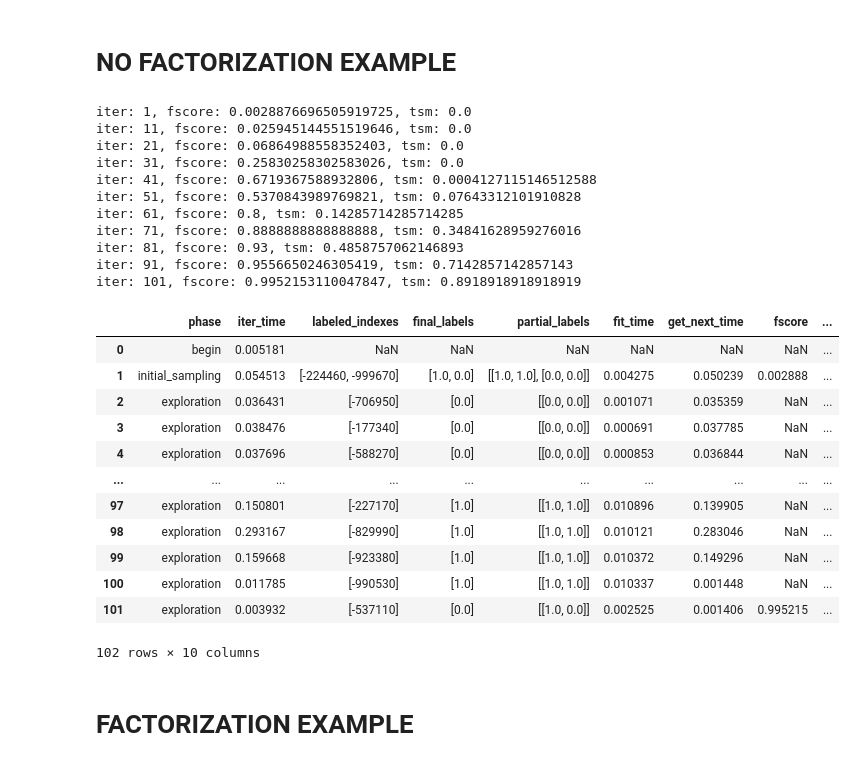
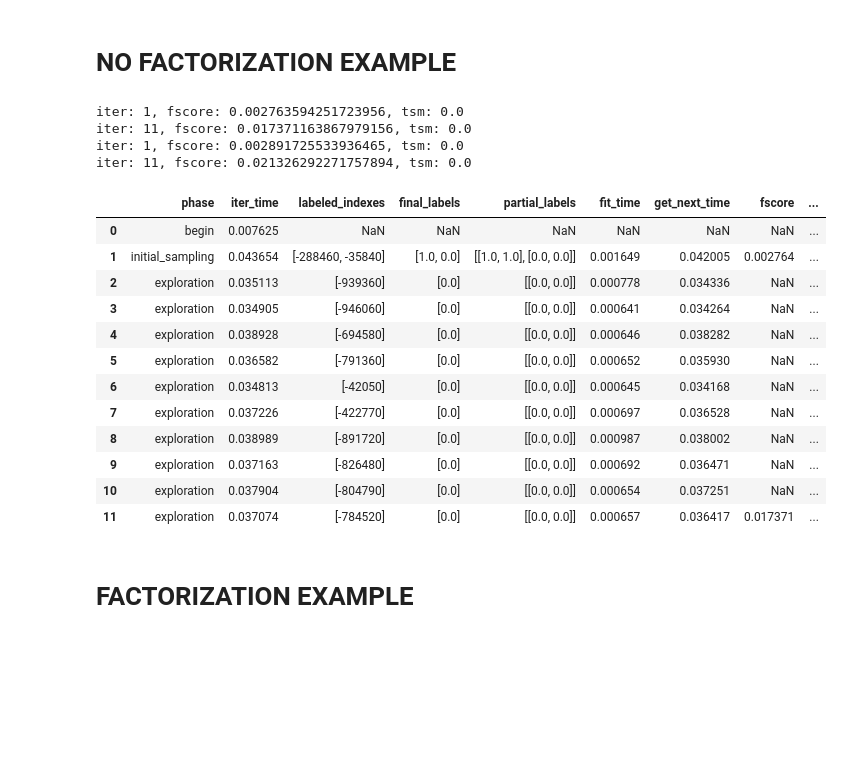
Before and after one commit to AIDEmeProject/PythonMiddleware, a Jupyter notebook: example.ipynb, the cells around one changed output. Drawn from its saved outputs; the diff is of its cells as text; code cells hidden in the pictures; blank space fills up the shorter version.

```diff
--- a/example.ipynb
+++ b/example.ipynb
@@ -49,64 +49,58 @@ selectivity : 0.105 %
 # NO FACTORIZATION EXAMPLE
 # %%
 # SET-UP EXPLORATION CONFIGURATION
-NUMBER_OF_ITERATIONS = 100  # number of points to be labeled by the user
+NUMBER_OF_ITERATIONS = 10  # number of points to be labeled by the user
 SUBSAMPLING = None
 INITIAL_SAMPLER = stratified_sampler(labeled_set, pos=1, neg=1)  # start with one random positive sample and one random negative sample
 #INITIAL_SAMPLER = random_sampler(10)
 CALLBACK = [ # callback functions to be called at the end of each iteration
     classification_metrics(labeled_set.labels, 'fscore'),
     three_set_metric,
 ]
 CALLBACK_SKIP = 10
 PRINT_CALLBACK_RESULT = True
 CONVERGENCE_CRITERIA = [
     max_iter_reached(NUMBER_OF_ITERATIONS),
     #all_points_are_known,
     #metric_reached_threshold('fscore', 0.8),
     #metric_reached_threshold('tsm', 0.9),
 ]
+SEED = [0, 10]
 
 explore = PoolBasedExploration(INITIAL_SAMPLER, SUBSAMPLING, CALLBACK, CALLBACK_SKIP, PRINT_CALLBACK_RESULT, CONVERGENCE_CRITERIA)
 
 # CHOOSE AN ALGORITHM
 #learner = RandomSampler(SVC(C=1e5, kernel='rbf', gamma='auto'))  # choose a random point
 learner = SimpleMargin(C=1024, kernel='rbf')  # choose point closest to SVM decision boundary
 #learner = KernelQueryByCommittee(kernel='rbf', sampling='deterministic', n_samples=8, warmup=1000, thin=100, rounding=True)  # version space algorithm
 learner = DualSpaceModel(learner, sample_unknown_proba=0.5, mode='positive')  # Dual Space model
 
 
 # RUN EXPLORATION
-metrics = explore.run(X, labeled_set, learner, repeat=1)  # 'repeat' specifies how many times to repeat the exploration process
+metrics = explore.run(X, labeled_set, learner, repeat=2, seeds=SEED)  # 'repeat' specifies how many times to repeat the exploration process
 
 # COMPUTE AVERAGE F-SCORE OVER ALL REPEATS AND PLOT
 #plot_fscore(metrics)
 df = pd.DataFrame.from_dict({i: metric for i, metric in enumerate(metrics[0])}, orient='index')
 df
 # %% [output]
-iter: 1, fscore: 0.0028876696505919725, tsm: 0.0
-iter: 11, fscore: 0.025945144551519646, tsm: 0.0
-iter: 21, fscore: 0.06864988558352403, tsm: 0.0
-iter: 31, fscore: 0.25830258302583026, tsm: 0.0
-iter: 41, fscore: 0.6719367588932806, tsm: 0.0004127115146512588
-iter: 51, fscore: 0.5370843989769821, tsm: 0.07643312101910828
-iter: 61, fscore: 0.8, tsm: 0.14285714285714285
-iter: 71, fscore: 0.8888888888888888, tsm: 0.34841628959276016
-iter: 81, fscore: 0.93, tsm: 0.4858757062146893
-iter: 91, fscore: 0.9556650246305419, tsm: 0.7142857142857143
-iter: 101, fscore: 0.9952153110047847, tsm: 0.8918918918918919
+iter: 1, fscore: 0.002763594251723956, tsm: 0.0
+iter: 11, fscore: 0.017371163867979156, tsm: 0.0
+iter: 1, fscore: 0.002891725533936465, tsm: 0.0
+iter: 11, fscore: 0.021326292271757894, tsm: 0.0
 |  | phase | iter_time | labeled_indexes | final_labels | partial_labels | fit_time | get_next_time | fscore | ... |
-| 0 | begin | 0.005181 | NaN | NaN | NaN | NaN | NaN | NaN | ... |
-| 1 | initial_sampling | 0.054513 | [-224460, -999670] | [1.0, 0.0] | [[1.0, 1.0], [0.0, 0.0]] | 0.004275 | 0.050239 | 0.002888 | ... |
-| 2 | exploration | 0.036431 | [-706950] | [0.0] | [[0.0, 0.0]] | 0.001071 | 0.035359 | NaN | ... |
-| 3 | exploration | 0.038476 | [-177340] | [0.0] | [[0.0, 0.0]] | 0.000691 | 0.037785 | NaN | ... |
-| 4 | exploration | 0.037696 | [-588270] | [0.0] | [[0.0, 0.0]] | 0.000853 | 0.036844 | NaN | ... |
-| ... | ... | ... | ... | ... | ... | ... | ... | ... | ... |
-| 97 | exploration | 0.150801 | [-227170] | [1.0] | [[1.0, 1.0]] | 0.010896 | 0.139905 | NaN | ... |
-| 98 | exploration | 0.293167 | [-829990] | [1.0] | [[1.0, 1.0]] | 0.010121 | 0.283046 | NaN | ... |
-| 99 | exploration | 0.159668 | [-923380] | [1.0] | [[1.0, 1.0]] | 0.010372 | 0.149296 | NaN | ... |
-| 100 | exploration | 0.011785 | [-990530] | [1.0] | [[1.0, 1.0]] | 0.010337 | 0.001448 | NaN | ... |
-| 101 | exploration | 0.003932 | [-537110] | [0.0] | [[1.0, 0.0]] | 0.002525 | 0.001406 | 0.995215 | ... |
+| 0 | begin | 0.007625 | NaN | NaN | NaN | NaN | NaN | NaN | ... |
+| 1 | initial_sampling | 0.043654 | [-288460, -35840] | [1.0, 0.0] | [[1.0, 1.0], [0.0, 0.0]] | 0.001649 | 0.042005 | 0.002764 | ... |
+| 2 | exploration | 0.035113 | [-939360] | [0.0] | [[0.0, 0.0]] | 0.000778 | 0.034336 | NaN | ... |
+| 3 | exploration | 0.034905 | [-946060] | [0.0] | [[0.0, 0.0]] | 0.000641 | 0.034264 | NaN | ... |
+| 4 | exploration | 0.038928 | [-694580] | [0.0] | [[0.0, 0.0]] | 0.000646 | 0.038282 | NaN | ... |
+| 5 | exploration | 0.036582 | [-791360] | [0.0] | [[0.0, 0.0]] | 0.000652 | 0.035930 | NaN | ... |
+| 6 | exploration | 0.034813 | [-42050] | [0.0] | [[0.0, 0.0]] | 0.000645 | 0.034168 | NaN | ... |
+| 7 | exploration | 0.037226 | [-422770] | [0.0] | [[0.0, 0.0]] | 0.000697 | 0.036528 | NaN | ... |
+| 8 | exploration | 0.038989 | [-891720] | [0.0] | [[0.0, 0.0]] | 0.000987 | 0.038002 | NaN | ... |
+| 9 | exploration | 0.037163 | [-826480] | [0.0] | [[0.0, 0.0]] | 0.000692 | 0.036471 | NaN | ... |
+| 10 | exploration | 0.037904 | [-804790] | [0.0] | [[0.0, 0.0]] | 0.000654 | 0.037251 | NaN | ... |
+| 11 | exploration | 0.037074 | [-784520] | [0.0] | [[0.0, 0.0]] | 0.000657 | 0.036417 | 0.017371 | ... |
-102 rows × 10 columns
 # %% [markdown]
 # FACTORIZATION EXAMPLE
 # %%
```
Also changed, not shown: parts of 1 cell of this notebook, 7 other files.
